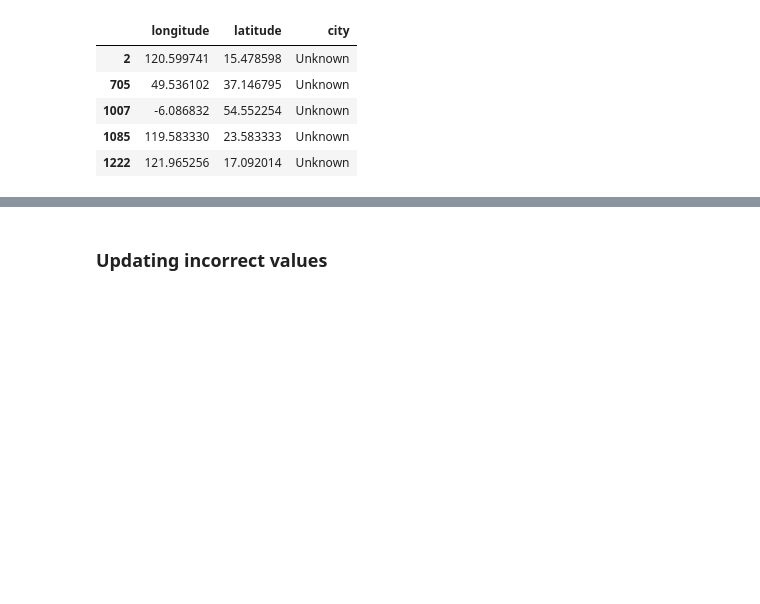
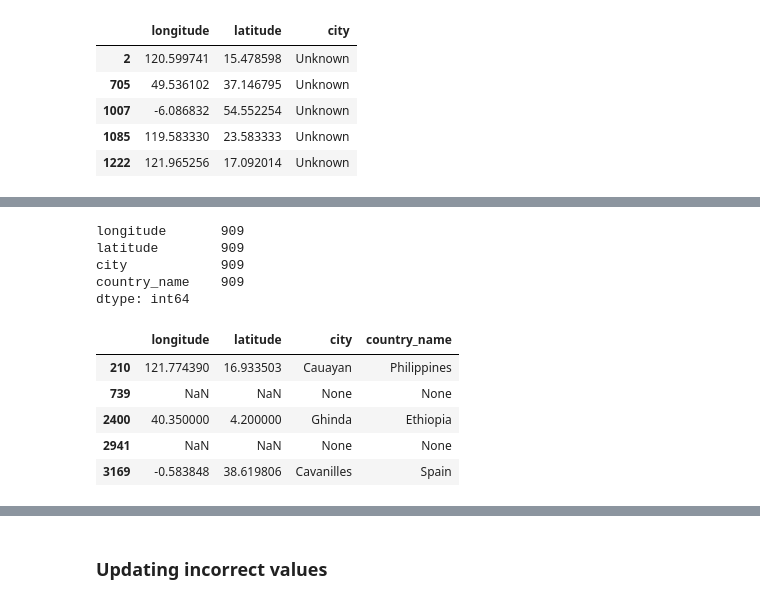
Before and after one commit to JozJozmin/GTD-, a Jupyter notebook: global-terrorism-analysis-capstone-project-ipynb.ipynb, the cells around one changed output, grey strips where cells are left out. Cells and saved outputs as stored; diff of their text form; code cells hidden in the pictures; blank space fills up the shorter version.

```diff
--- a/global-terrorism-analysis-capstone-project-ipynb.ipynb
+++ b/global-terrorism-analysis-capstone-project-ipynb.ipynb
@@ -477,0 +379,17 @@ data.city.value_counts()
+# %%
+y[~y.longitude.isna()].count()
+# %% [output]
+longitude       909
+latitude        909
+city            909
+country_name    909
+dtype: int64
+# %%
+y.head()
+# %% [output]
+|  | longitude | latitude | city | country_name |
+| 210 | 121.774390 | 16.933503 | Cauayan | Philippines |
+| 739 | NaN | NaN | None | None |
+| 2400 | 40.350000 | 4.200000 | Ghinda | Ethiopia |
+| 2941 | NaN | NaN | None | None |
+| 3169 | -0.583848 | 38.619806 | Cavanilles | Spain |
```
Also changed, not shown: parts of 57 cells of this notebook.
